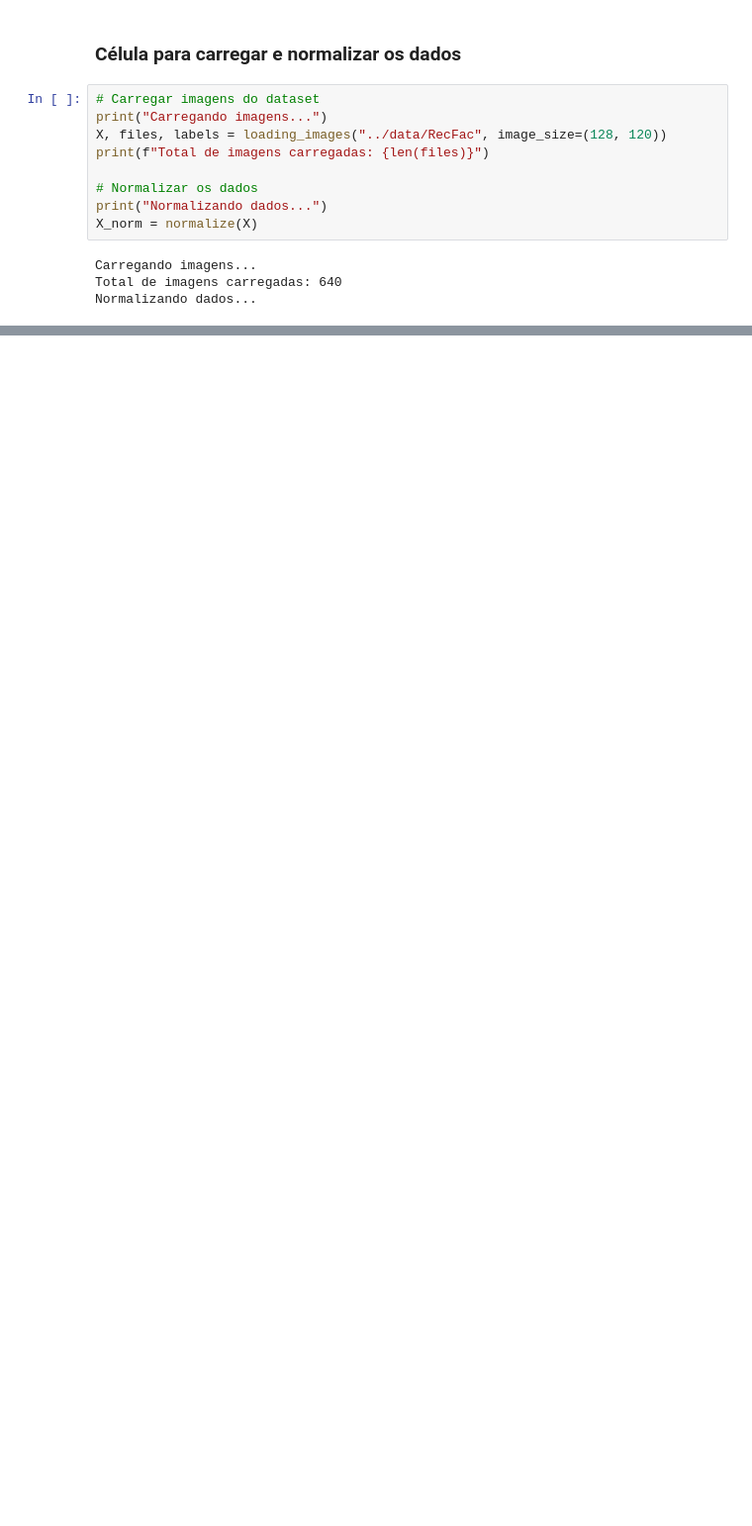
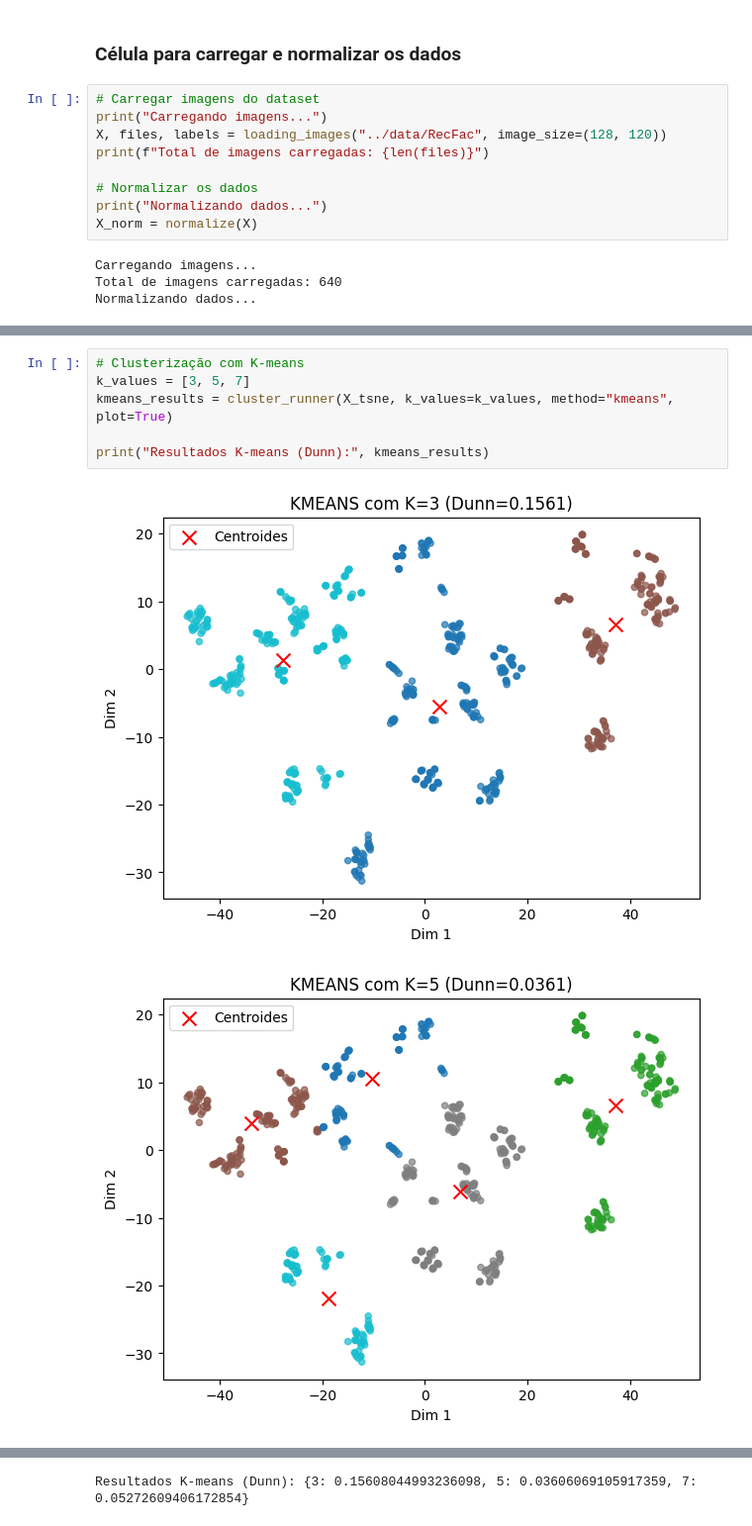
Before and after one commit to PedroKeita/ML-Vivencial, a Jupyter notebook: notebooks/nao_supervisionado.ipynb, the cells around one changed output, grey strips where cells are left out. Shown at 99% size. Saved outputs shown, nothing was run; the diff lists cells and outputs as text; blank space fills up the shorter version.

```diff
--- a/notebooks/nao_supervisionado.ipynb
+++ b/notebooks/nao_supervisionado.ipynb
@@ -147,0 +67,9 @@ kmedoids_results_umap = cluster_runner(X_umap, k_values=[3,5,7], method="kmedoid
+# %%
+# Clusterização com K-means
+k_values = [3, 5, 7]
+kmeans_results = cluster_runner(X_tsne, k_values=k_values, method="kmeans", plot=True)
+
+print("Resultados K-means (Dunn):", kmeans_results)
+# %% [output]
+[figure, added]
+[figure, added]
@@ -147,0 +77 @@ kmedoids_results_umap = cluster_runner(X_umap, k_values=[3,5,7], method="kmedoid
+Resultados K-means (Dunn): {3: 0.15608044993236098, 5: 0.03606069105917359, 7: 0.05272609406172854}
```
Also changed, not shown: parts of 16 cells of this notebook, 22 other files.
